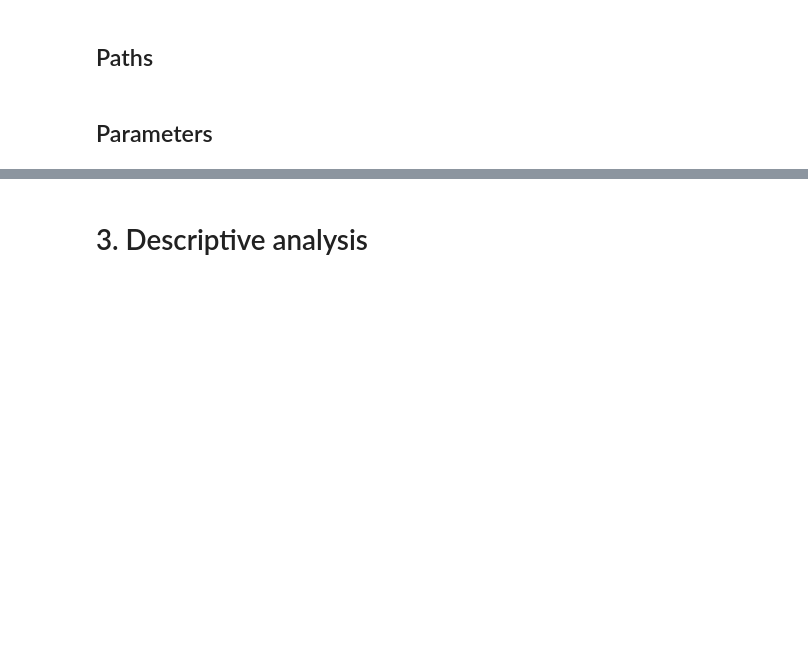
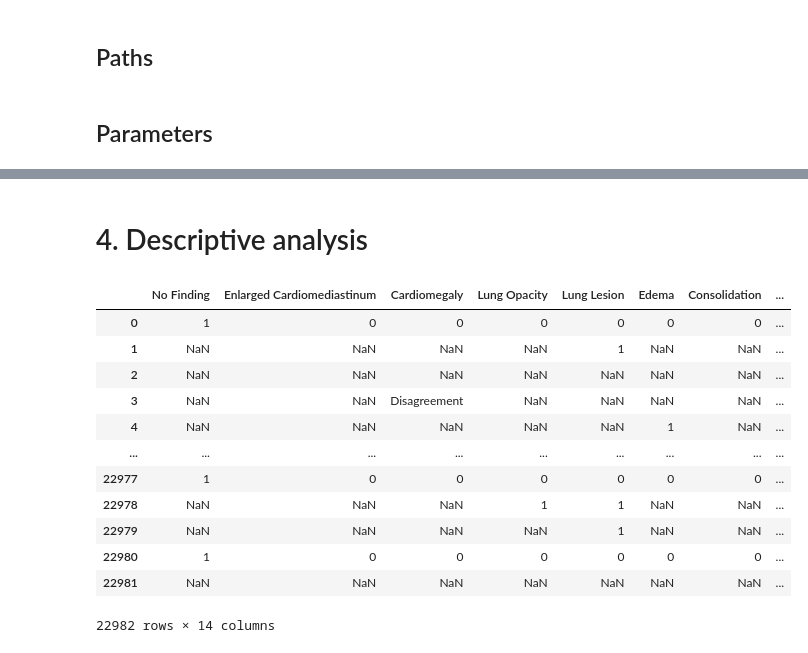
Before and after one commit to singlaayush/CardiomegalyBiomarkers, a Jupyter notebook: Cardiomegaly_Classification/DataPipeline.ipynb, the cells around one changed output, grey strips where cells are left out. Drawn from its saved outputs; the diff is of its cells as text; code cells hidden in the pictures; blank space fills up the shorter version.

```diff
--- a/Cardiomegaly_Classification/DataPipeline.ipynb
+++ b/Cardiomegaly_Classification/DataPipeline.ipynb
@@ -393,5 +323,5 @@ df_master_cleaned.to_parquet(feature_folder + 'MIMIC_features.parquet')
 # %% [markdown]
-# 3. Descriptive analysis
+# 4. Descriptive analysis
 # %%
 # Import functions
 import pandas as pd
@@ -400,0 +352,16 @@ df_master_cleaned = pd.read_pickle(feature_folder + 'MIMIC_features.pkl')
+# %%
+df_master_cleaned[label_cols]
+# %% [output]
+|  | No Finding | Enlarged Cardiomediastinum | Cardiomegaly | Lung Opacity | Lung Lesion | Edema | Consolidation | ... |
+| 0 | 1 | 0 | 0 | 0 | 0 | 0 | 0 | ... |
+| 1 | NaN | NaN | NaN | NaN | 1 | NaN | NaN | ... |
+| 2 | NaN | NaN | NaN | NaN | NaN | NaN | NaN | ... |
+| 3 | NaN | NaN | Disagreement | NaN | NaN | NaN | NaN | ... |
+| 4 | NaN | NaN | NaN | NaN | NaN | 1 | NaN | ... |
+| ... | ... | ... | ... | ... | ... | ... | ... | ... |
+| 22977 | 1 | 0 | 0 | 0 | 0 | 0 | 0 | ... |
+| 22978 | NaN | NaN | NaN | 1 | 1 | NaN | NaN | ... |
+| 22979 | NaN | NaN | NaN | NaN | 1 | NaN | NaN | ... |
+| 22980 | 1 | 0 | 0 | 0 | 0 | 0 | 0 | ... |
+| 22981 | NaN | NaN | NaN | NaN | NaN | NaN | NaN | ... |
+22982 rows × 14 columns
```
Also changed, not shown: parts of 32 cells of this notebook, 1 other file.
